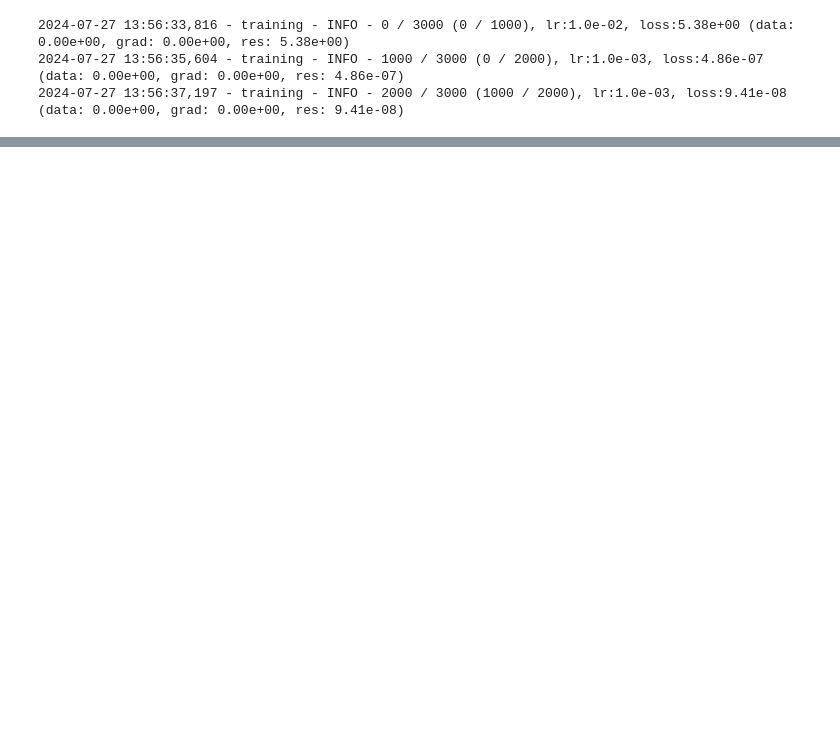
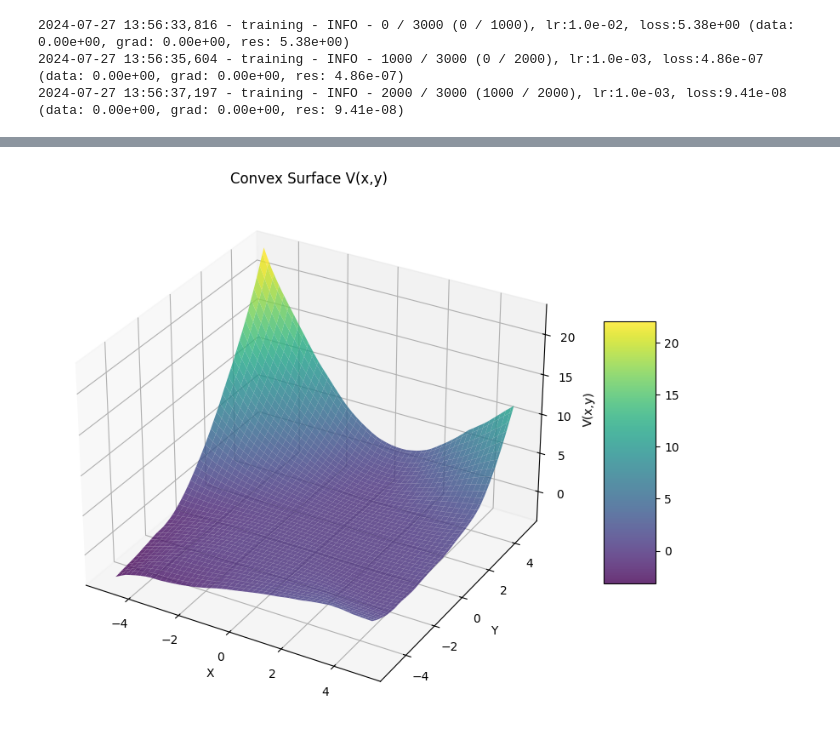
Before and after one commit to alaignelet/optimal_control, a Jupyter notebook: script.ipynb, the cells around one changed output, grey strips where cells are left out. Cells and saved outputs as stored; diff of their text form; code cells hidden in the pictures; blank space fills up the shorter version.

```diff
--- a/script.ipynb
+++ b/script.ipynb
@@ -46,0 +201,55 @@ ax.plot_surface(X, Y, Z.detach().cpu().numpy(), cmap='viridis');
+# %%
+import torch
+import numpy as np
+import matplotlib.pyplot as plt
+from mpl_toolkits.mplot3d import Axes3D
+
+def plot_convex_surface(model, x_range=(-5, 5), y_range=(-5, 5), num_points=100):
+    """
+    Plot the 3D surface of the convex function V(x,y) produced by the model.
+
+    Args:
+    model: The GloballyConvexNN model
+    x_range: Tuple of (min_x, max_x)
+    y_range: Tuple of (min_y, max_y)
+    num_points: Number of points to sample in each dimension
+    """
+    x = np.linspace(x_range[0], x_range[1], num_points)
+    y = np.linspace(y_range[0], y_range[1], num_points)
+    X, Y = np.meshgrid(x, y)
+
+    # Prepare input for the model
+    xy = torch.tensor(np.column_stack((X.ravel(), Y.ravel())), dtype=torch.float32)
+
+    # Compute V(x,y) using the model
+    with torch.no_grad():
+        V = model(xy).numpy().reshape(X.shape)
+
+    # Create the 3D plot
+    fig = plt.figure(figsize=(10, 8))
+    ax = fig.add_subplot(111, projection='3d')
+
+    # Plot the surface
+    surf = ax.plot_surface(X, Y, V, cmap='viridis', edgecolor='none', alpha=0.8)
+
+    # Customize the plot
+    ax.set_xlabel('X')
+    ax.set_ylabel('Y')
+    ax.set_zlabel('V(x,y)')
+    ax.set_title('Convex Surface V(x,y)')
+
+    # Add a color bar
+    fig.colorbar(surf, ax=ax, shrink=0.5, aspect=5)
+
+    plt.show()
+
+# Usage example
+model = GloballyConvexNN()  # Assuming you've already defined and trained your model
+
+# Plot the surface
+plot_convex_surface(model)
+
+# Optionally, you can specify custom ranges and resolution
+# plot_convex_surface(model, x_range=(-10, 10), y_range=(-10, 10), num_points=200)
+# %% [output]
+[figure, added]
```
Also changed, not shown: parts of 16 cells of this notebook, 1 other file.
